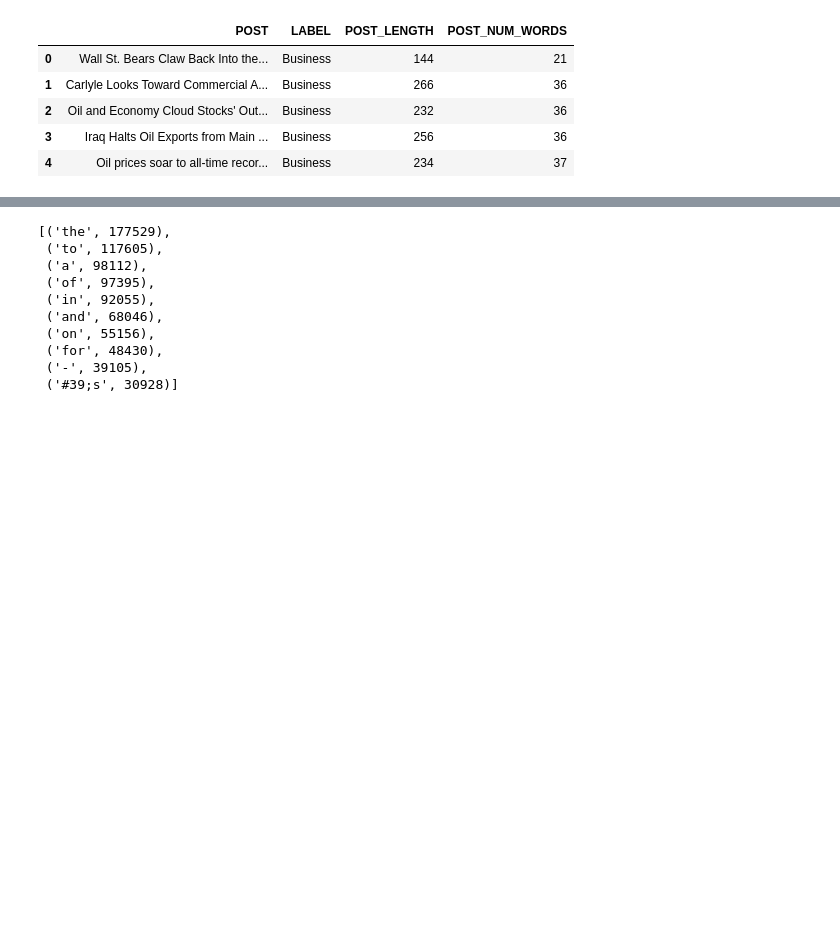
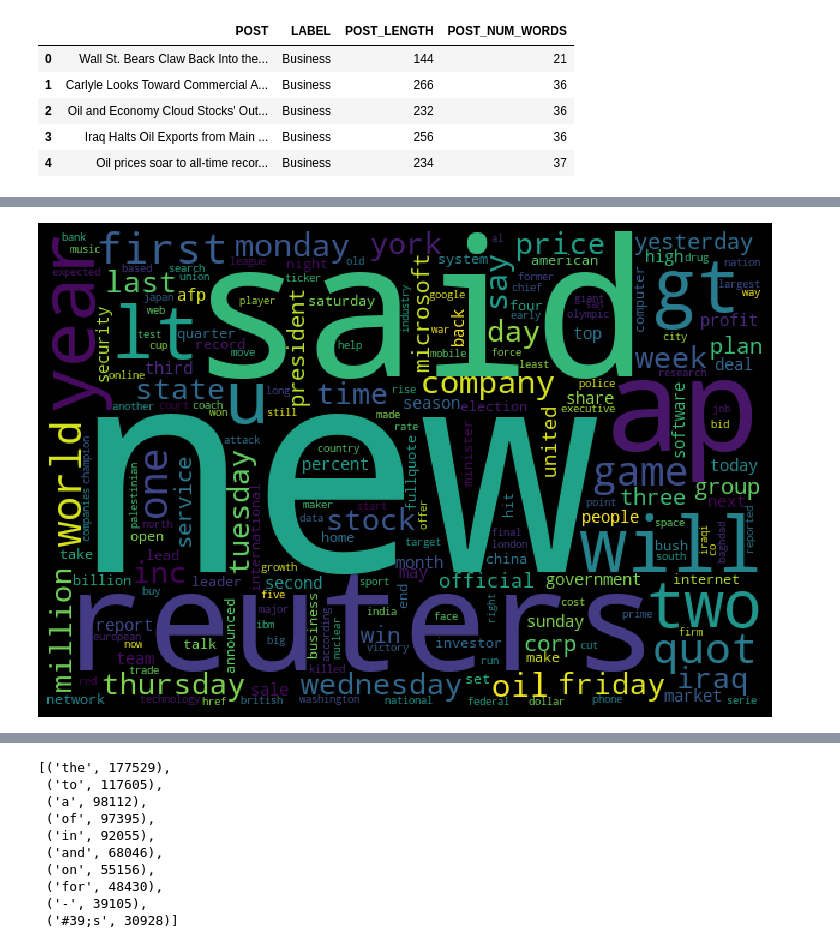
Before and after one commit to sipan17/DSSS19, a Jupyter notebook: EDA (Exploratory Data Analysis).ipynb, the cells around one changed output, grey strips where cells are left out. Cells and saved outputs as stored; diff of their text form; code cells hidden in the pictures; blank space fills up the shorter version.

```diff
--- a/EDA (Exploratory Data Analysis).ipynb
+++ b/EDA (Exploratory Data Analysis).ipynb
@@ -119,0 +162,4 @@ test_df["LABEL"].value_counts().plot(kind='bar');
+# %%
+make_wordcloud(concated_string.lower(), "wordcloud_lower")
+# %% [output]
+[figure, added]
```
Also changed, not shown: parts of 95 cells of this notebook.
